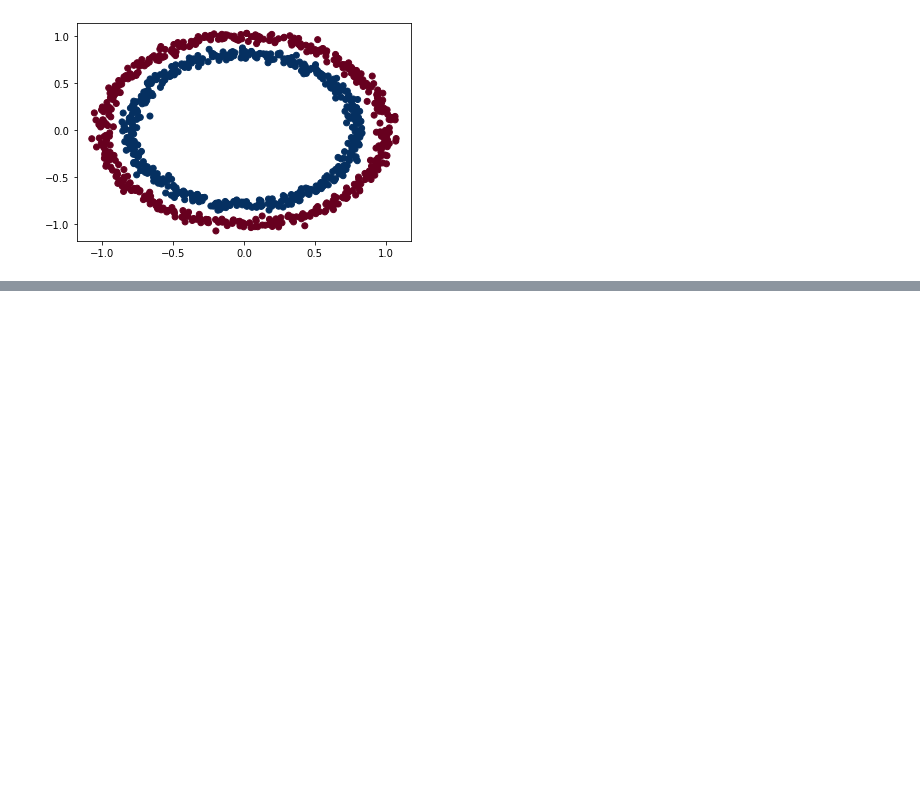
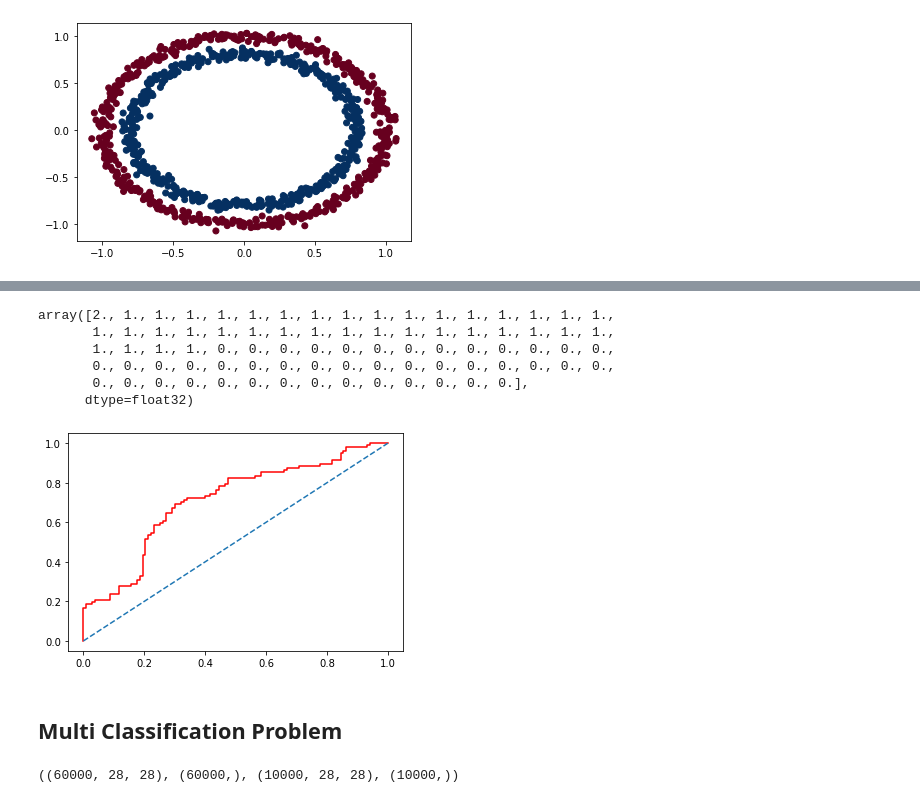
Before and after one commit to anice1/Tensorflow-Revision, a Jupyter notebook: Deep Learning (Classification).ipynb, the cells around one changed output, grey strips where cells are left out. Cells and saved outputs as stored; diff of their text form; code cells hidden in the pictures; blank space fills up the shorter version.

Commit message:
Make Predictions

```diff
--- a/Deep Learning (Classification).ipynb
+++ b/Deep Learning (Classification).ipynb
@@ -35,0 +38,4 @@ plt.scatter(df['X1'], df['X2'], c=y, cmap=plt.cm.RdBu)
+# %%
+from sklearn.model_selection import train_test_split
+X_train, X_test, y_train, y_test = train_test_split(X,y, test_size=.2)
+X_train.shape, y_train.shape, X_test.shape, y_test.shape
@@ -35,0 +90,13 @@ plt.scatter(df['X1'], df['X2'], c=y, cmap=plt.cm.RdBu)
+# %%
+model2 = tf.keras.Sequential([
+    tf.keras.layers.Dense(100, activation='relu'),
+    tf.keras.layers.Dense(1),
+])
+
+# compile
+model2.compile(loss=tf.keras.losses.binary_crossentropy,
+               optimizer = tf.keras.optimizers.Adam(),
+               metrics = ['accuracy'])
+
+# fit the model
+model2.fit(X_train, y_train, epochs=20)
@@ -35,0 +131,3 @@ plt.scatter(df['X1'], df['X2'], c=y, cmap=plt.cm.RdBu)
+# %%
+y_pred = model2.predict(X_test)
+roc_auc_score(y_test, y_pred)
@@ -35,0 +139,2 @@ plt.scatter(df['X1'], df['X2'], c=y, cmap=plt.cm.RdBu)
+# %%
+fpr, tpr, threshold = roc_curve(y_test, y_pred)
@@ -35,0 +161,16 @@ plt.scatter(df['X1'], df['X2'], c=y, cmap=plt.cm.RdBu)
+# %%
+y_test.squeeze() == threshold.round()
+# %% [output]
+array([2., 1., 1., 1., 1., 1., 1., 1., 1., 1., 1., 1., 1., 1., 1., 1., 1.,
+       1., 1., 1., 1., 1., 1., 1., 1., 1., 1., 1., 1., 1., 1., 1., 1., 1.,
+       1., 1., 1., 1., 0., 0., 0., 0., 0., 0., 0., 0., 0., 0., 0., 0., 0.,
+       0., 0., 0., 0., 0., 0., 0., 0., 0., 0., 0., 0., 0., 0., 0., 0., 0.,
+       0., 0., 0., 0., 0., 0., 0., 0., 0., 0., 0., 0., 0., 0.],
+      dtype=float32)
+# %%
+plt.plot(fpr, tpr, c='r')
+plt.plot([0,1],[0,1], linestyle='--');
+# %% [output]
+[figure, added]
+# %% [markdown]
+## Multi Classification Problem
@@ -35,0 +181,4 @@ plt.scatter(df['X1'], df['X2'], c=y, cmap=plt.cm.RdBu)
+# %%
+X_train.shape, y_train.shape, X_test.shape, y_test.shape
+# %% [output]
+((60000, 28, 28), (60000,), (10000, 28, 28), (10000,))
```
Also changed, not shown: parts of 33 cells of this notebook, 2 other files.
